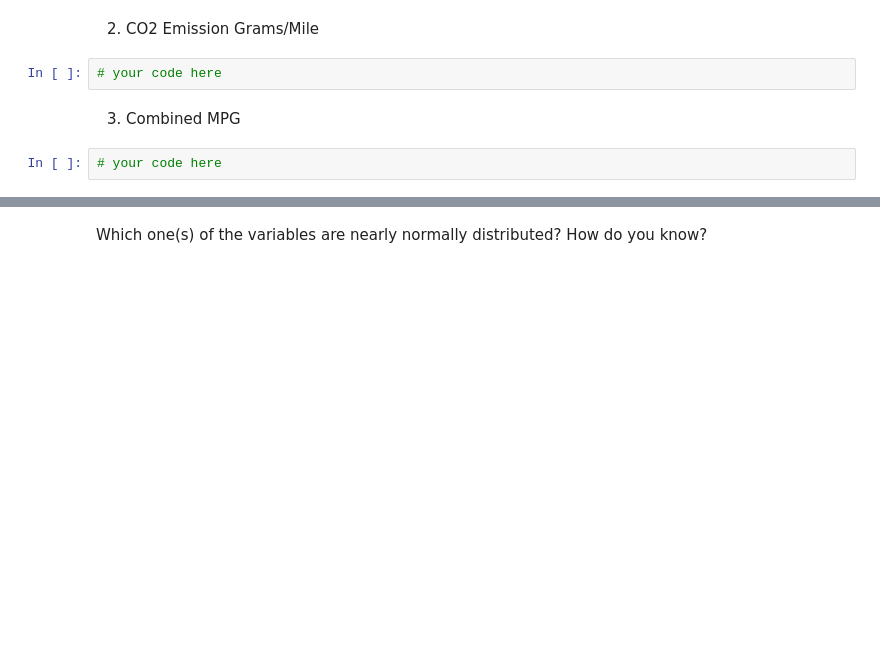
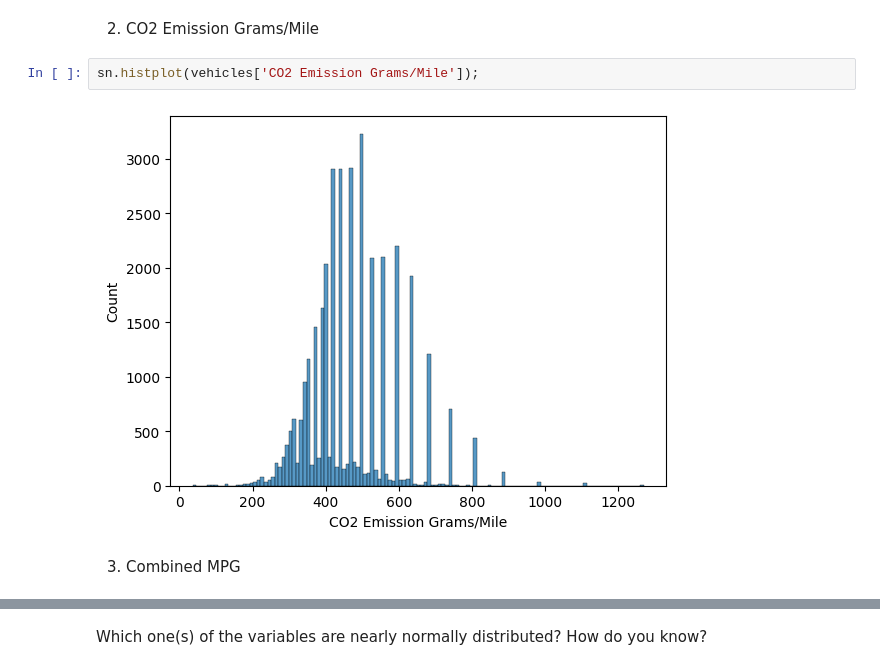
Before and after one commit to Ironhack-Data-Madrid-Octubre-2023/6.1-lab_continuous_probability_distributions, a Jupyter notebook: your-code/main.ipynb, the cells around one changed output, grey strips where cells are left out. Cells and saved outputs as stored; diff of their text form; blank space fills up the shorter version.

```diff
--- a/your-code/main.ipynb
+++ b/your-code/main.ipynb
@@ -115,8 +128,8 @@ Then plot the histograms for the following variables:
 # %% [markdown]
 2. CO2 Emission Grams/Mile
-# %%
-# your code here
+# %%
+sn.histplot(vehicles['CO2 Emission Grams/Mile']);
+# %% [output]
+[figure, added]
 # %% [markdown]
 3. Combined MPG
-# %%
-# your code here
```
Also changed, not shown: parts of 7 cells of this notebook.
